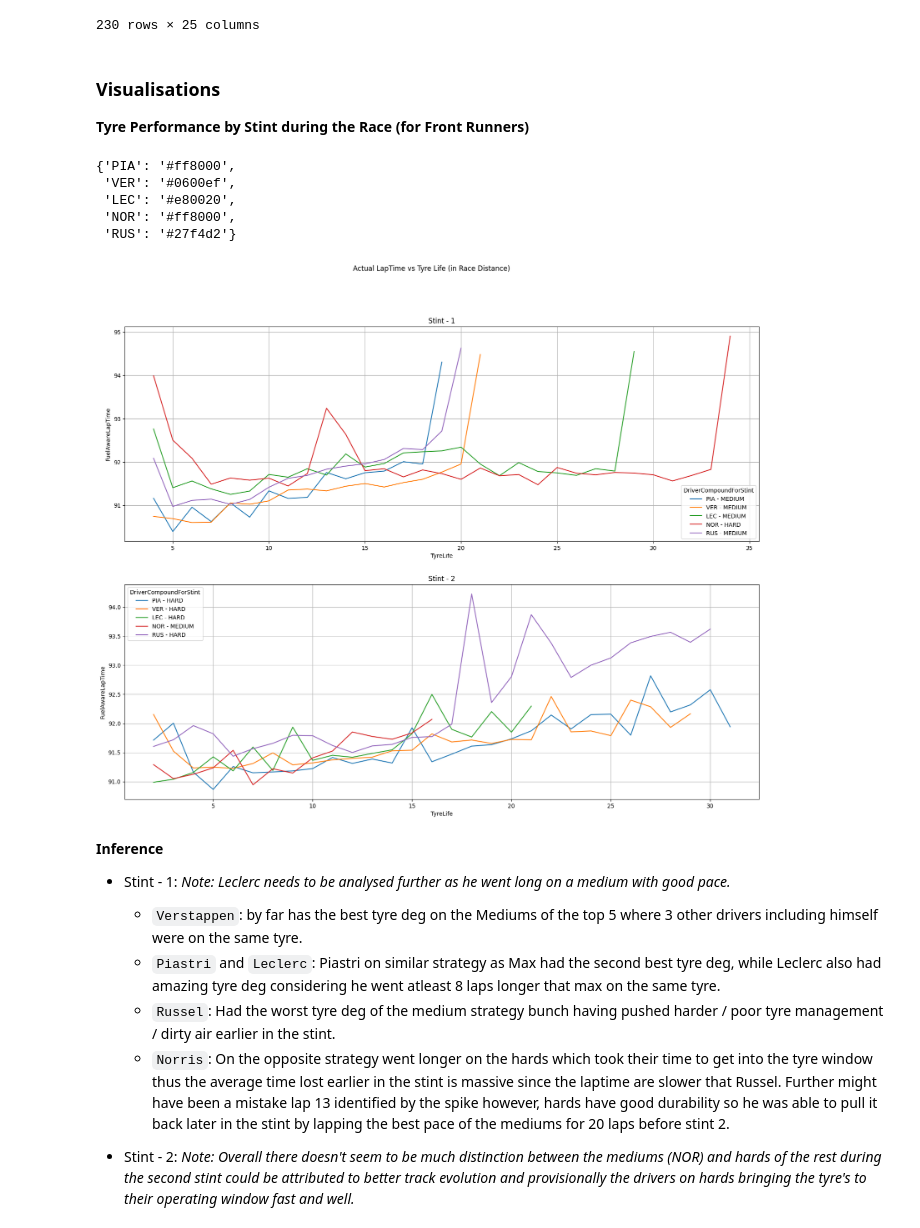
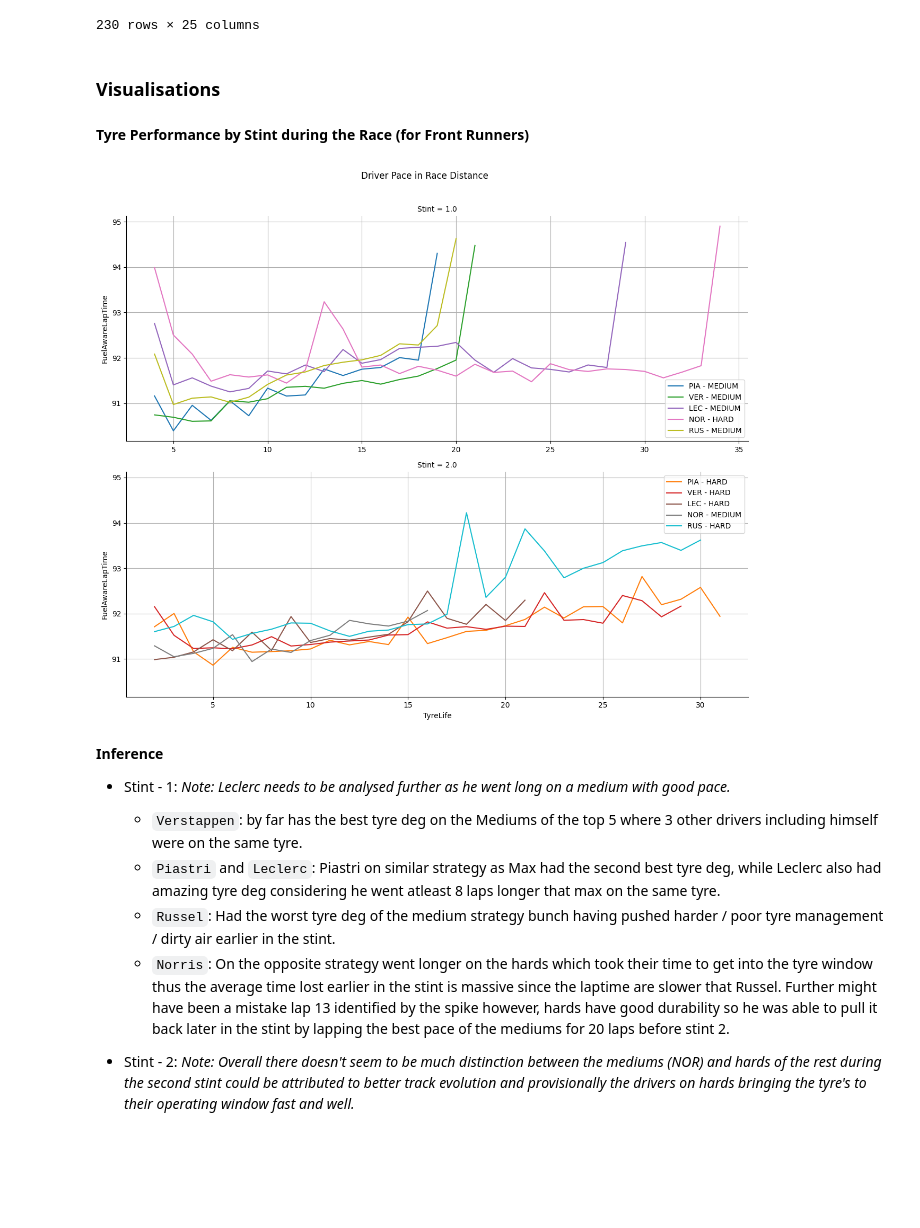
Before and after one commit to anilhimam17/Racing-all-Along, a Jupyter notebook: F1/notebooks/tyre_deg.ipynb, the cells around one changed output. Cells and saved outputs as stored; diff of their text form; code cells hidden in the pictures; blank space fills up the shorter version.

```diff
--- a/F1/notebooks/tyre_deg.ipynb
+++ b/F1/notebooks/tyre_deg.ipynb
@@ -245,51 +249,32 @@ filtered_quick_race_laps
 230 rows × 25 columns
 # %% [markdown]
 ### Visualisations
-
-**Tyre Performance by Stint during the Race (for Front Runners)**
-# %%
-driver_color_map = {}
-for driver in filtered_quick_race_laps["Driver"].unique():
-    driver_color_map[driver] = get_driver_color(identifier=driver, session=jeddah_race)
-# %% [output]
-{'PIA': '#ff8000',
- 'VER': '#0600ef',
- 'LEC': '#e80020',
- 'NOR': '#ff8000',
- 'RUS': '#27f4d2'}
-# %%
-fig = plt.figure(figsize=(20, 15))
-axes = fig.subplots(nrows=2, ncols=1)
-axes = axes.flatten()
-
-# Figure-Level Title
-fig.suptitle("Actual LapTime vs Tyre Life (in Race Distance)")
-
-# # Stint - 1 Pace and Tyre Degredation
-sns.lineplot(
-    data=filtered_quick_race_laps[filtered_quick_race_laps["Stint"] == 1.0],
-    x="TyreLife",
-    y="FuelAwareLapTime",
-    hue="DriverCompoundForStint",
-    ax=axes[0]
-)
-axes[0].set_title("Stint - 1")
-axes[0].grid()
-
-# # Stint - 2 Pace and Tyre Degredation
-sns.lineplot(
-    data=filtered_quick_race_laps[filtered_quick_race_laps["Stint"] == 2.0],
-    x="TyreLife",
-    y="FuelAwareLapTime",
-    hue="DriverCompoundForStint",
-    ax=axes[1]
-)
-axes[1].set_title("Stint - 2")
-axes[1].grid()
-
-plt.show()
-# %% [output]
-[figure, removed]
+# %% [markdown]
+**Tyre Performance by Stint during the Race (for Front Runners)**
+# %%
+line_grid = sns.FacetGrid(
+    data=filtered_quick_race_laps,
+    row="Stint",
+    hue="DriverCompoundForStint",
+    height=5,
+    aspect=2.5,
+    sharex=False
+)
+
+line_grid.map_dataframe(
+    sns.lineplot,
+    x="TyreLife",
+    y="FuelAwareLapTime"
+)
+
+for ax in line_grid.axes.flatten():
+    ax.legend()
+    ax.grid()
+
+line_grid.figure.suptitle("Driver Pace in Race Distance", y=1.05)
+plt.show()
+# %% [output]
+[figure, added]
 # %% [markdown]
 **Inference**
 - Stint - 1:
```
Also changed, not shown: parts of 29 cells of this notebook, 1 other file.
